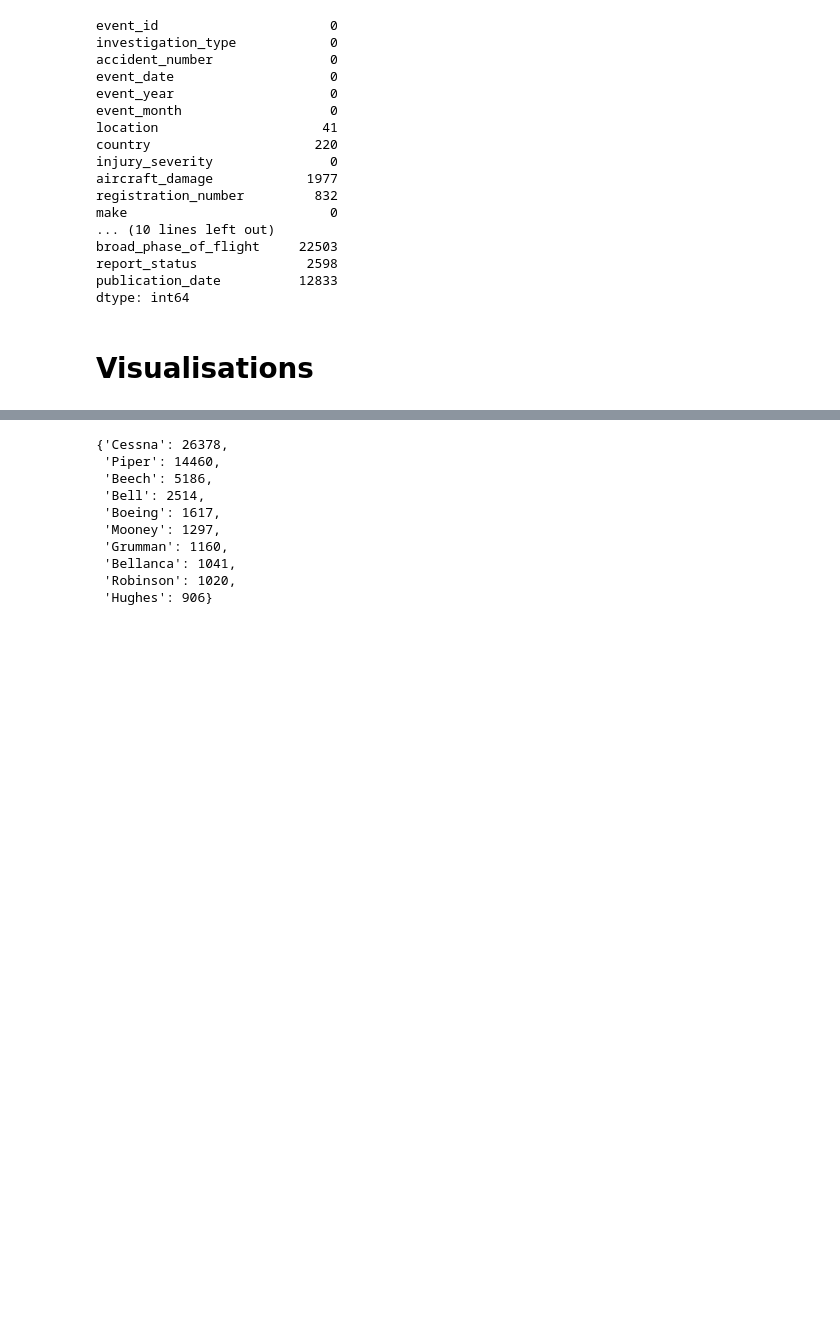
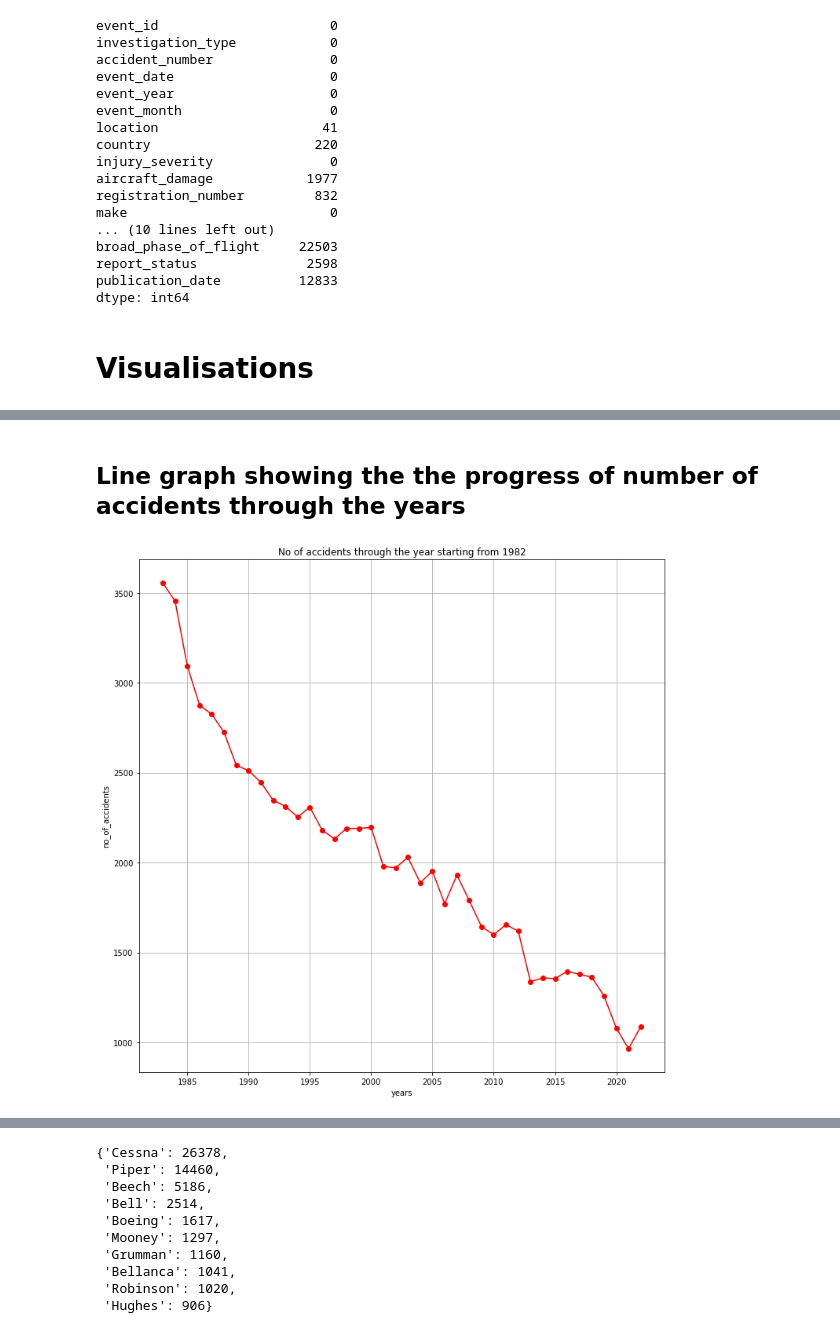
Before and after one commit to stephenmungai/phase1_project, a Jupyter notebook: index.ipynb, the cells around one changed output, grey strips where cells are left out. Cells and saved outputs as stored; diff of their text form; code cells hidden in the pictures; blank space fills up the shorter version.

Commit message:
visualising planes and type of accidents

```diff
--- a/index.ipynb
+++ b/index.ipynb
@@ -956,3 +961,21 @@ cleaned_aviation_data_df.head()
 | 2 | 20061025X01555 | Accident | Nyc07La005 | 1974-08-30 | 1974 | August | Saltville, Va | United States | ... |
 | 3 | 20001218X45448 | Accident | Lax96La321 | 1977-06-19 | 1977 | June | Eureka, Ca | United States | ... |
 | 4 | 20041105X01764 | Accident | Chi79Fa064 | 1979-08-02 | 1979 | August | Canton, Oh | United States | ... |
+# %% [markdown]
+## Line graph showing the the progress of number of accidents through the years
+# %%
+#create a dictionary of the no of count of accidents in each year
+years_and_number_of_accidents=dict(cleaned_aviation_data_df['event_year'].value_counts())
+
+sorted_years_and_number_of_accidents_keys= sorted(years_and_number_of_accidents)
+#sort the keys of the dictionaries
+sorted_years_and_number_of_accidents={key:years_and_number_of_accidents[key] for key in sorted_years_and_number_of_accidents_keys if key>1982}
+
+fig,ax=plt.subplots(figsize=(12,12))
+ax.plot(sorted_years_and_number_of_accidents.keys(),sorted_years_and_number_of_accidents.values(),color='red',marker="o",)
+ax.set(xlabel='years',ylabel="no_of_accidents",title='No of accidents through the year starting from 1982')
+ax.grid()
+
+plt.show();
+# %% [output]
+[figure, added]
```
Also changed, not shown: parts of 28 cells of this notebook.
